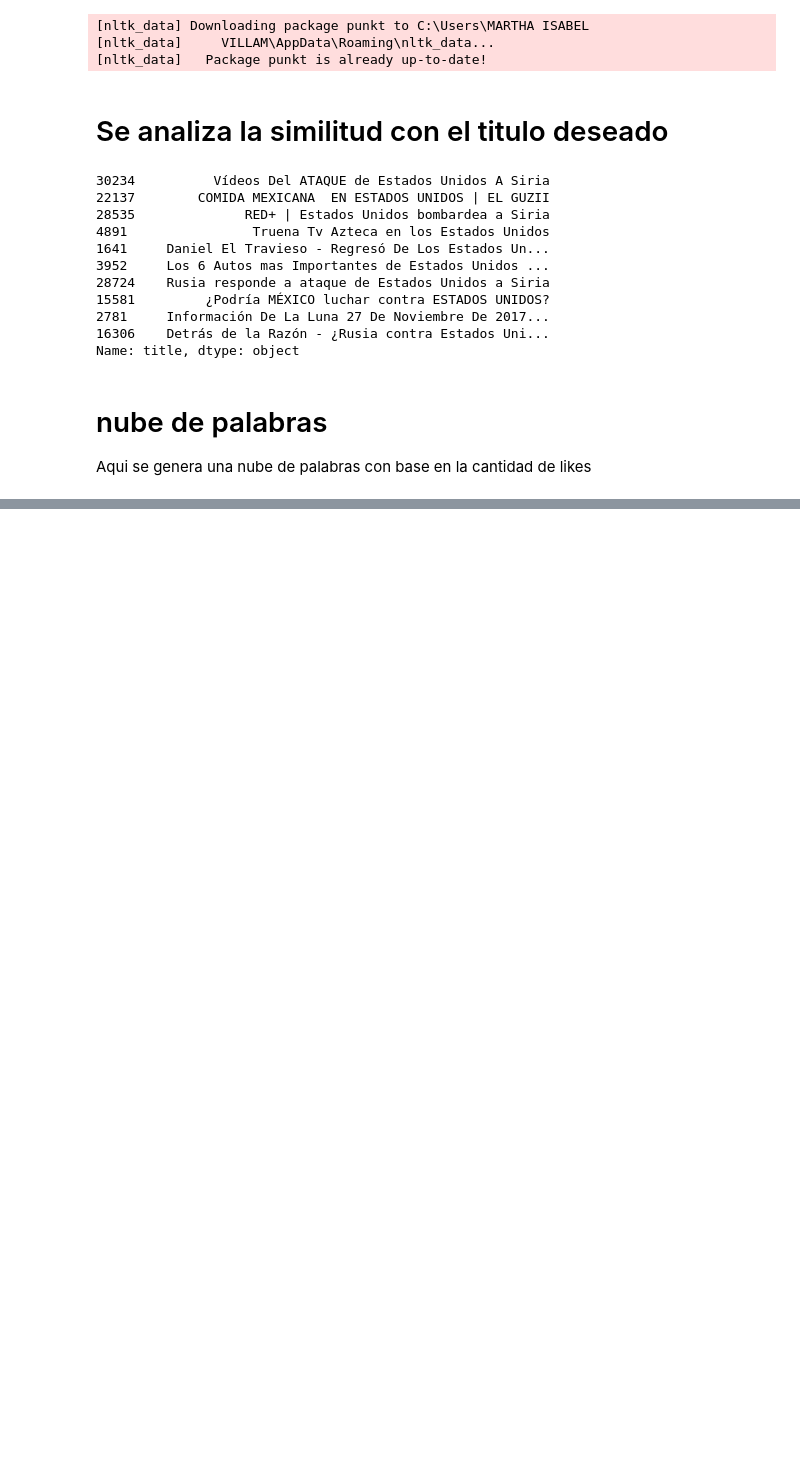
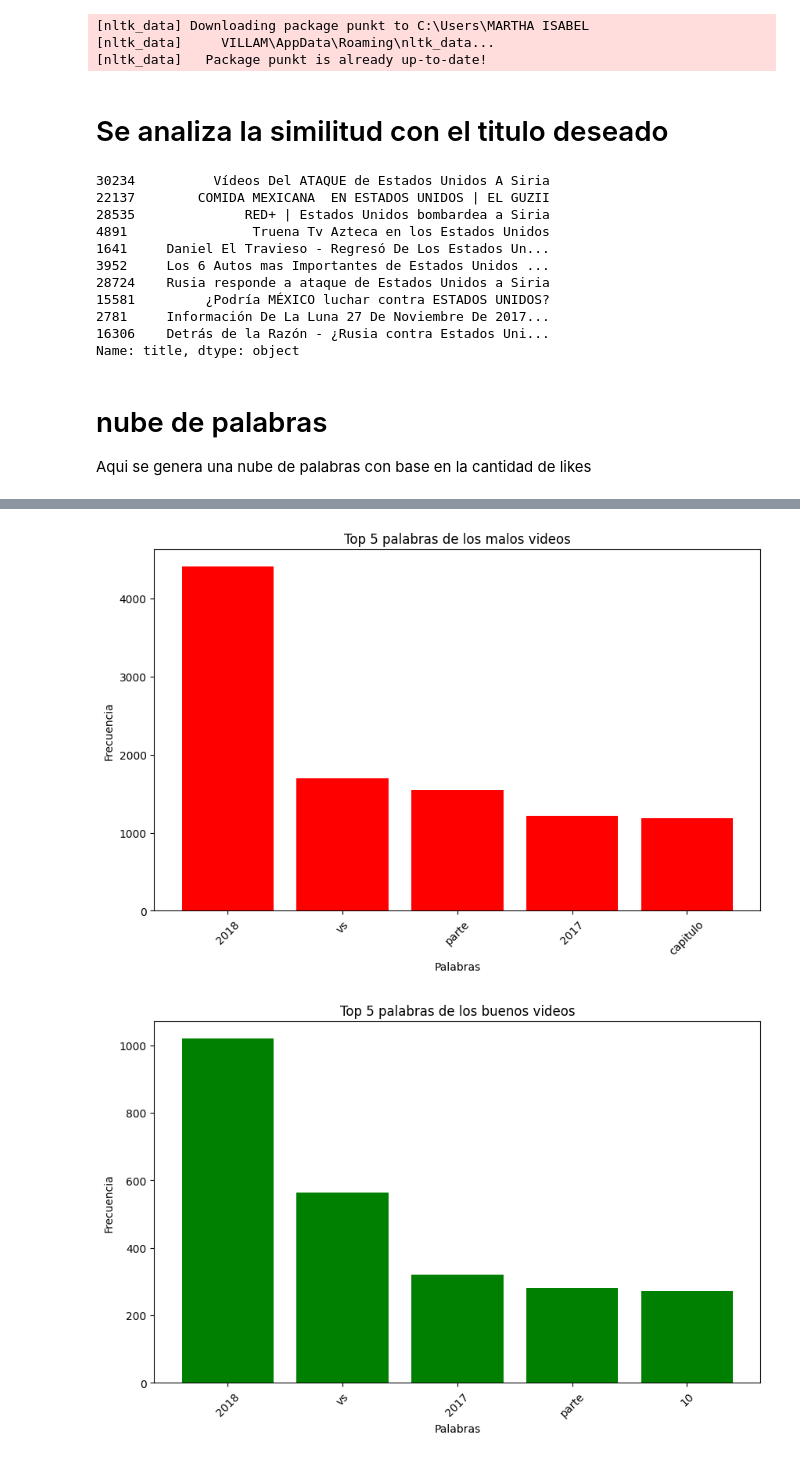
Before and after one commit to JuanSebastianGarcia/Analisis-de-yelp, a Jupyter notebook: src/parte2.ipynb, the cells around one changed output, grey strips where cells are left out. Cells and saved outputs as stored; diff of their text form; code cells hidden in the pictures; blank space fills up the shorter version.

Commit message:
se agrego una grafica que muestra las palabras mas repetidas segun un rango de linkes

```diff
--- a/src/parte2.ipynb
+++ b/src/parte2.ipynb
@@ -146,0 +151,52 @@ word_cloud_rating(data, 1, tokensTitle_clean)
+# %%
+from sklearn.feature_extraction.text import CountVectorizer
+import matplotlib.pyplot as plt
+import pandas as pd
+
+data['title_clean'] = data['video_id'].apply(lambda video_id: ' '.join(tokensTitle_clean[video_id]))
+
+# Definir las reseñas malas y buenas (asumiendo que ya tienes la columna 'text_clean')
+negative_titles = data[(data['likes'] >= 0) & (data['likes'] <= 2000)]['title_clean']
+positive_titles = data[(data['likes'] >= 2001) & (data['likes'] <= 10000)]['title_clean']
+
+# Crear el vectorizador para contar palabras, sin filtrar stopwords
+vectorizer_neg = CountVectorizer(max_features=5)
+vectorizer_pos = CountVectorizer(max_features=5)
+
+# Transformar los textos de malas y buenas reseñas en matrices de frecuencias de palabras
+X_neg = vectorizer_neg.fit_transform(negative_titles)
+X_pos = vectorizer_pos.fit_transform(positive_titles)
+
+# Extraer las palabras y sus frecuencias
+neg_word_freq = X_neg.toarray().sum(axis=0)  # Sumar las frecuencias de las palabras para todas las malas reseñas
+pos_word_freq = X_pos.toarray().sum(axis=0)  # Sumar las frecuencias de las palabras para todas las buenas reseñas
+
+neg_words = vectorizer_neg.get_feature_names_out()
+pos_words = vectorizer_pos.get_feature_names_out()
+
+# Crear DataFrames con los resultados para facilitar la creación del gráfico
+df_neg = pd.DataFrame({'word': neg_words, 'frequency': neg_word_freq}).sort_values(by='frequency', ascending=False)
+df_pos = pd.DataFrame({'word': pos_words, 'frequency': pos_word_freq}).sort_values(by='frequency', ascending=False)
+
+# Graficar las 5 palabras más frecuentes en malas y buenas reseñas
+
+# Graficar malos videos
+plt.figure(figsize=(10, 6))
+plt.bar(df_neg['word'], df_neg['frequency'], color='red')
+plt.title('Top 5 palabras de los malos videos')
+plt.xticks(rotation=45)
+plt.xlabel('Palabras')
+plt.ylabel('Frecuencia')
+plt.show()
+
+# Graficar los buenos videos
+plt.figure(figsize=(10, 6))
+plt.bar(df_pos['word'], df_pos['frequency'], color='green')
+plt.title('Top 5 palabras de los buenos videos')
+plt.xticks(rotation=45)
+plt.xlabel('Palabras')
+plt.ylabel('Frecuencia')
+plt.show()
+# %% [output]
+[figure, added]
+[figure, added]
```
Also changed, not shown: parts of 2 cells of this notebook, 1 other file.
